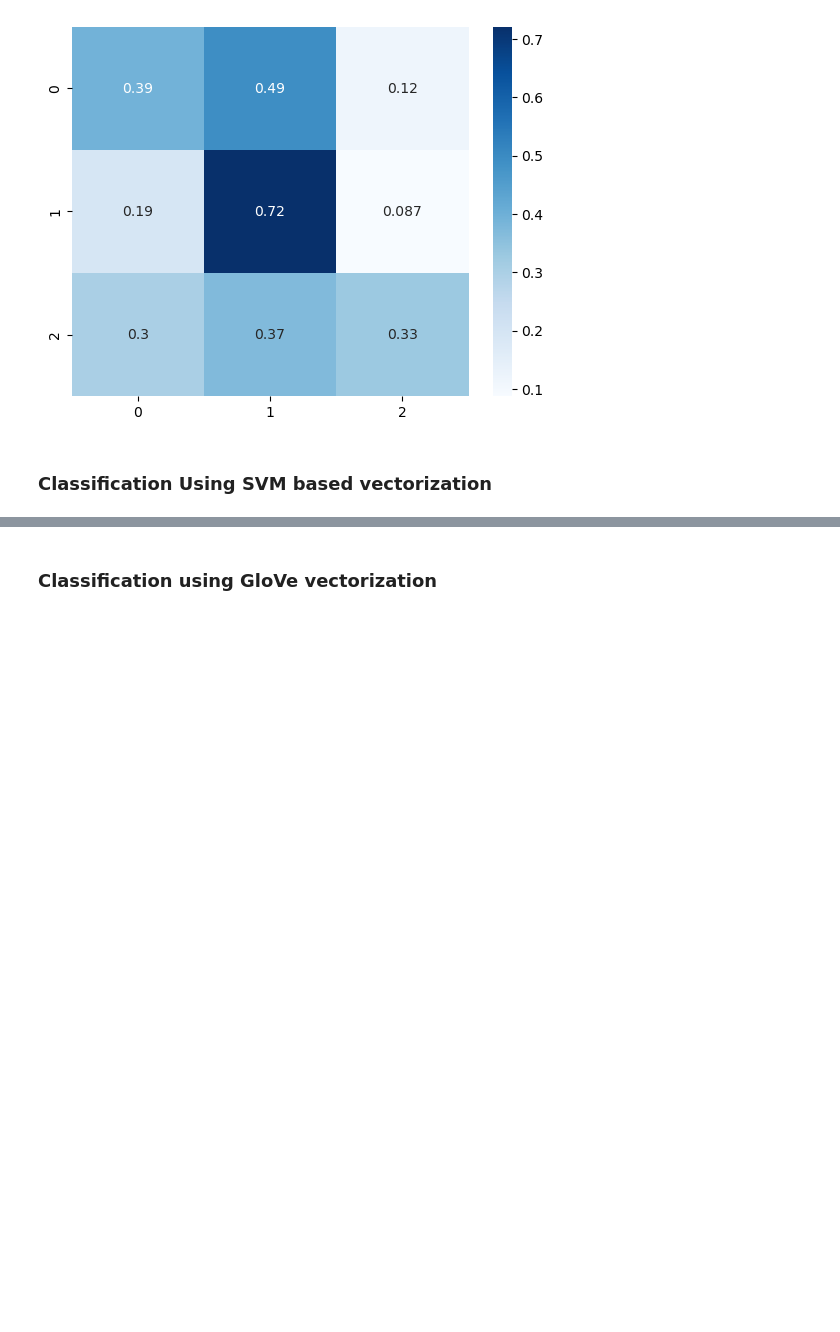
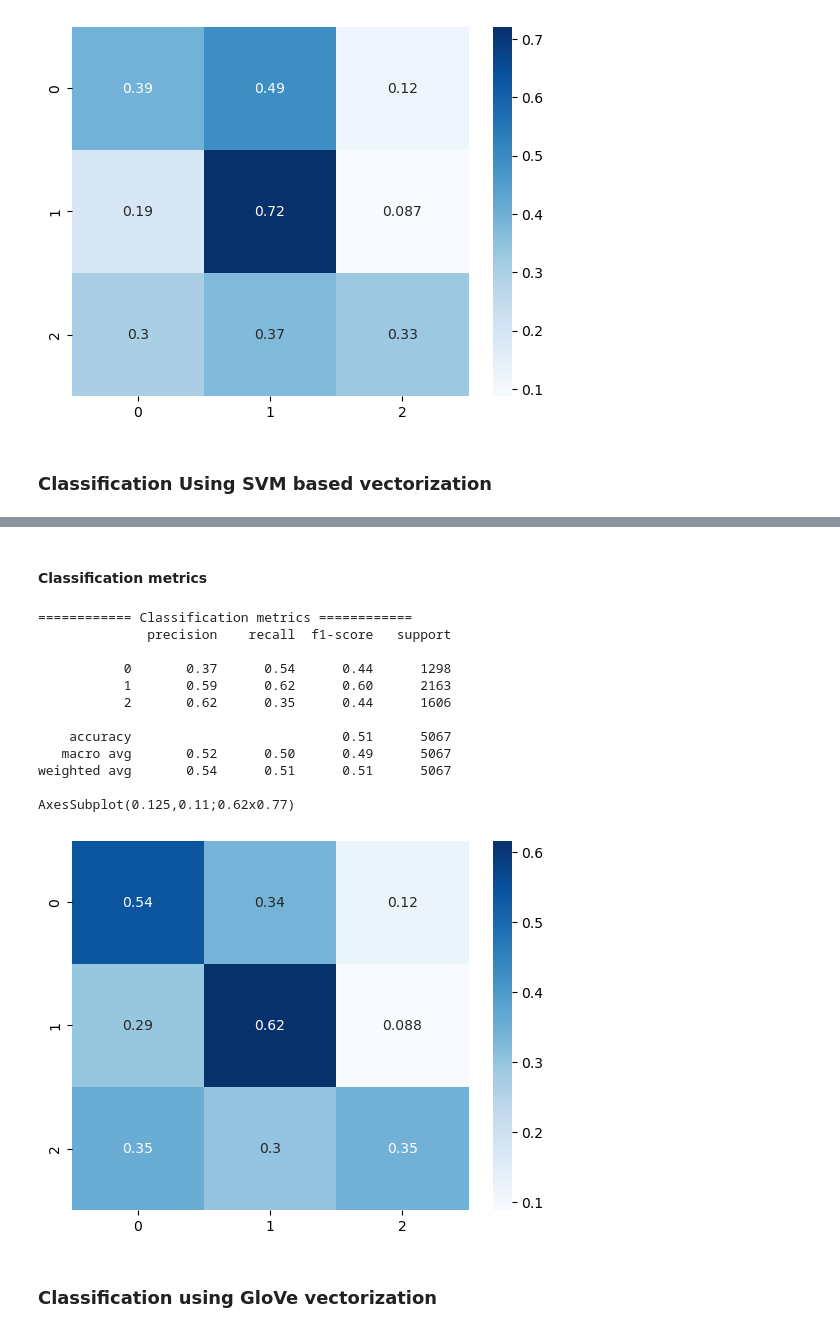
Before and after one commit to M-Heidari2000/DeepLearning_Project_2022, a Jupyter notebook: Phase2.ipynb, the cells around one changed output, grey strips where cells are left out. Drawn from its saved outputs; the diff is of its cells as text; code cells hidden in the pictures; blank space fills up the shorter version.

```diff
--- a/Phase2.ipynb
+++ b/Phase2.ipynb
@@ -221,0 +283,21 @@ AxesSubplot(0.125,0.11;0.62x0.77)
+# %%
+train_data.transform = word2vec_transformer
+test_data.transform = word2vec_transformer
+# %%
+batch_size = 32
+train_loader = DataLoader(train_data, batch_size=batch_size, shuffle=True)
+test_loader = DataLoader(test_data, batch_size=batch_size)
+# %%
+learning_rate = 1e-4
+epochs = 2
+loss_fn = nn.CrossEntropyLoss()
+optimizer = torch.optim.Adam(mlp_svm.parameters(), lr=learning_rate)
+# %%
+for epoch in range(epochs):
+    print(f"Epoch {epoch + 1}\n-------------------------------")
+    try:
+        train_loop(train_loader, mlp_svm, loss_fn, optimizer)
+        test_loop(test_loader, mlp_svm, loss_fn)
+    except KeyboardInterrupt:
+        print('Training interrupted')
+print("Done!")
@@ -222,3 +324,36 @@ AxesSubplot(0.125,0.11;0.62x0.77)
+# %% [markdown]
+#### Classification metrics
+# %%
+pred = None
+g_truth = None
+with torch.no_grad():
+    for X, y in test_loader:
+        X = X.to(device)
+        y = y.to(device)
+        if pred is None:
+            pred = mlp_svm(X.float()).argmax(dim=1).reshape((-1, ))
+            g_truth = y
+        else:
+            pred = torch.cat((pred, mlp_svm(X.float()).argmax(dim=1).reshape((-1, ))))
+            g_truth = torch.cat((g_truth, y))
+
+print('============ Classification metrics ============')
+print(classification_report(g_truth.cpu(), pred.cpu()))
+print(sns.heatmap(confusion_matrix(g_truth.cpu(), pred.cpu(),  normalize='true'), annot=True, cmap='Blues'))
+# %% [output]
+============ Classification metrics ============
+              precision    recall  f1-score   support
+
+           0       0.37      0.54      0.44      1298
+           1       0.59      0.62      0.60      2163
+           2       0.62      0.35      0.44      1606
+
+    accuracy                           0.51      5067
+   macro avg       0.52      0.50      0.49      5067
+weighted avg       0.54      0.51      0.51      5067
+
+AxesSubplot(0.125,0.11;0.62x0.77)
+[figure, added]
 # %% [markdown]
 ### Classification using GloVe vectorization
 # %%
```
Also changed, not shown: parts of 10 cells of this notebook, 1 other file.
